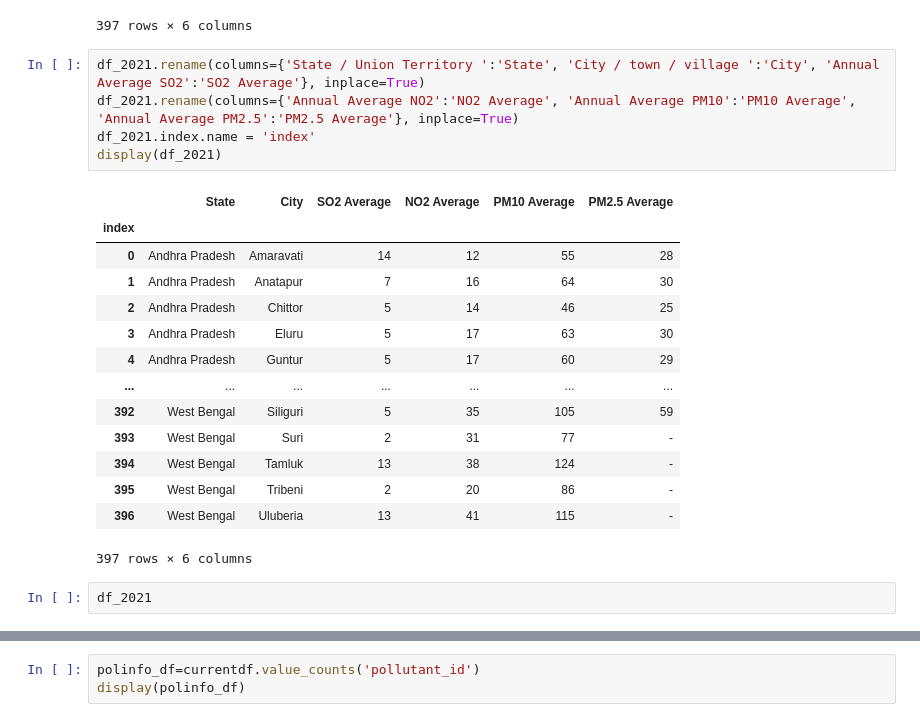
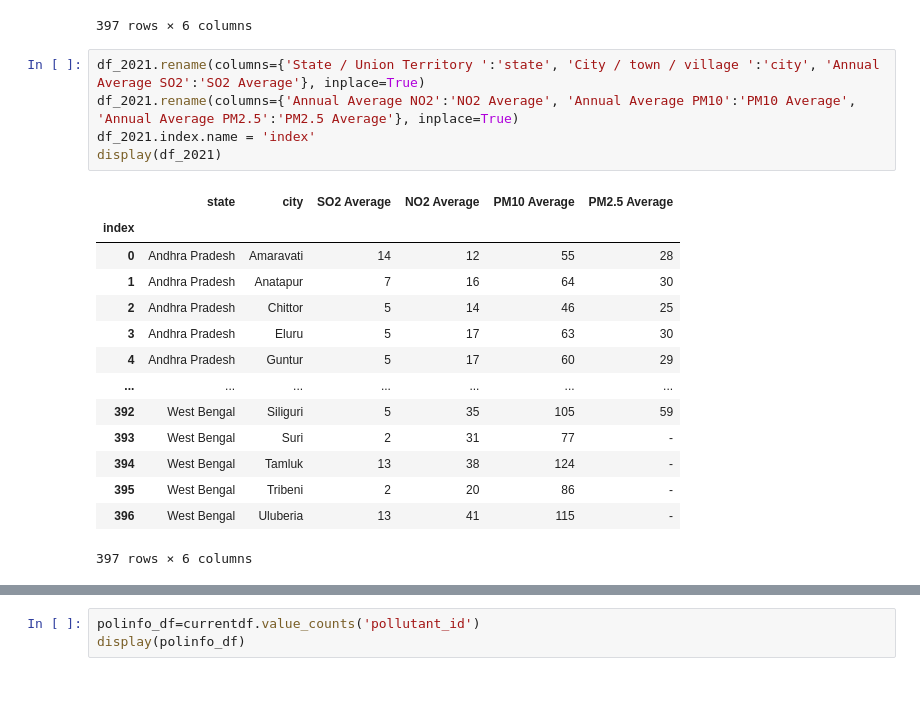
Before and after one commit to latheeshpoondla/Project, a Jupyter notebook: DSProject.ipynb, the cells around one changed output, grey strips where cells are left out. Saved outputs shown, nothing was run; the diff lists cells and outputs as text; blank space fills up the shorter version.

```diff
--- a/DSProject.ipynb
+++ b/DSProject.ipynb
@@ -85,12 +85,12 @@ display(df_2021)
 | 396 | West Bengal | Uluberia | 13 | 41 | ... |
 397 rows × 6 columns
 # %%
-df_2021.rename(columns={'State / Union Territory ':'State', 'City / town / village ':'City', 'Annual Average SO2':'SO2 Average'}, inplace=True)
+df_2021.rename(columns={'State / Union Territory ':'state', 'City / town / village ':'city', 'Annual Average SO2':'SO2 Average'}, inplace=True)
 df_2021.rename(columns={'Annual Average NO2':'NO2 Average', 'Annual Average PM10':'PM10 Average', 'Annual Average PM2.5':'PM2.5 Average'}, inplace=True)
 df_2021.index.name = 'index'
 display(df_2021)
 # %% [output]
-|  | State | City | SO2 Average | NO2 Average | PM10 Average | PM2.5 Average |
+|  | state | city | SO2 Average | NO2 Average | PM10 Average | PM2.5 Average |
 | index |  |  |  |  |  |  |
 | 0 | Andhra Pradesh | Amaravati | 14 | 12 | 55 | 28 |
 | 1 | Andhra Pradesh | Anatapur | 7 | 16 | 64 | 30 |
@@ -104,5 +104,3 @@ display(df_2021)
 | 395 | West Bengal | Tribeni | 2 | 20 | 86 | - |
 | 396 | West Bengal | Uluberia | 13 | 41 | 115 | - |
 397 rows × 6 columns
-# %%
-df_2021
```
Also changed, not shown: parts of 3 cells of this notebook.
